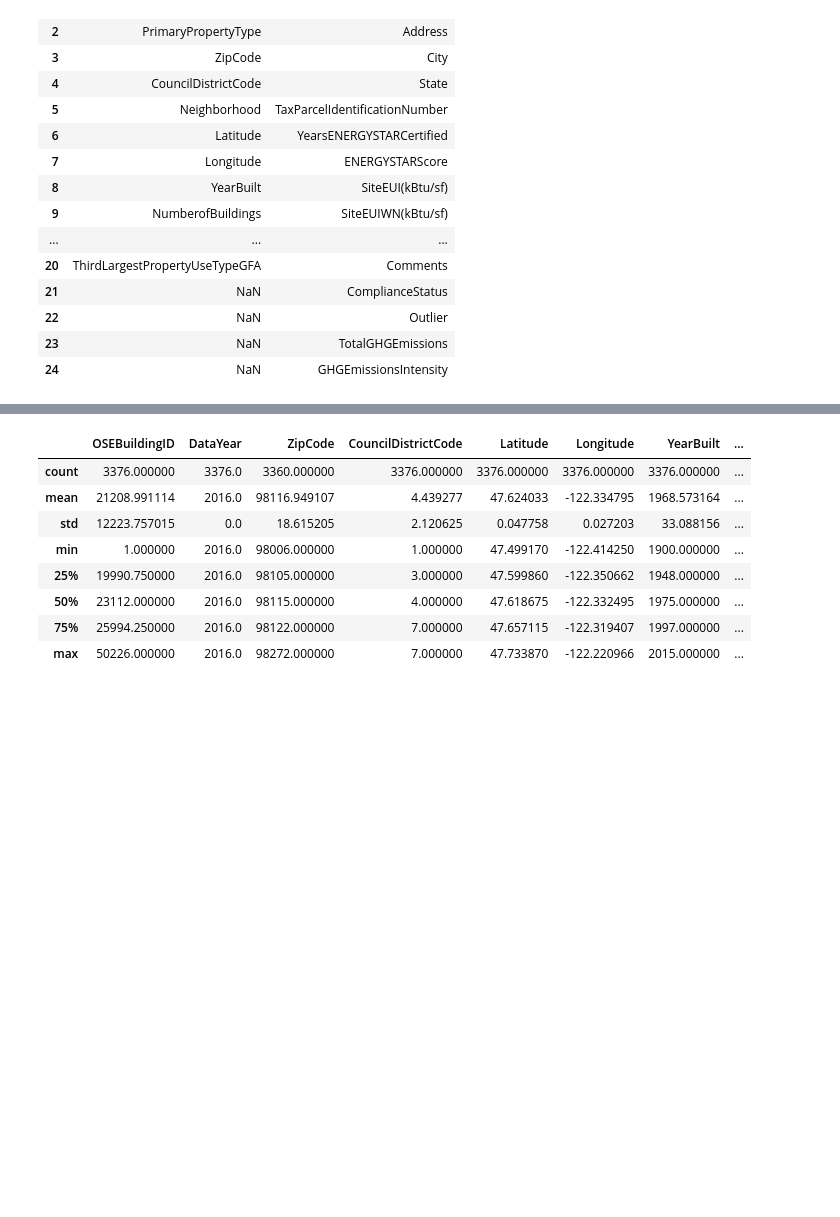
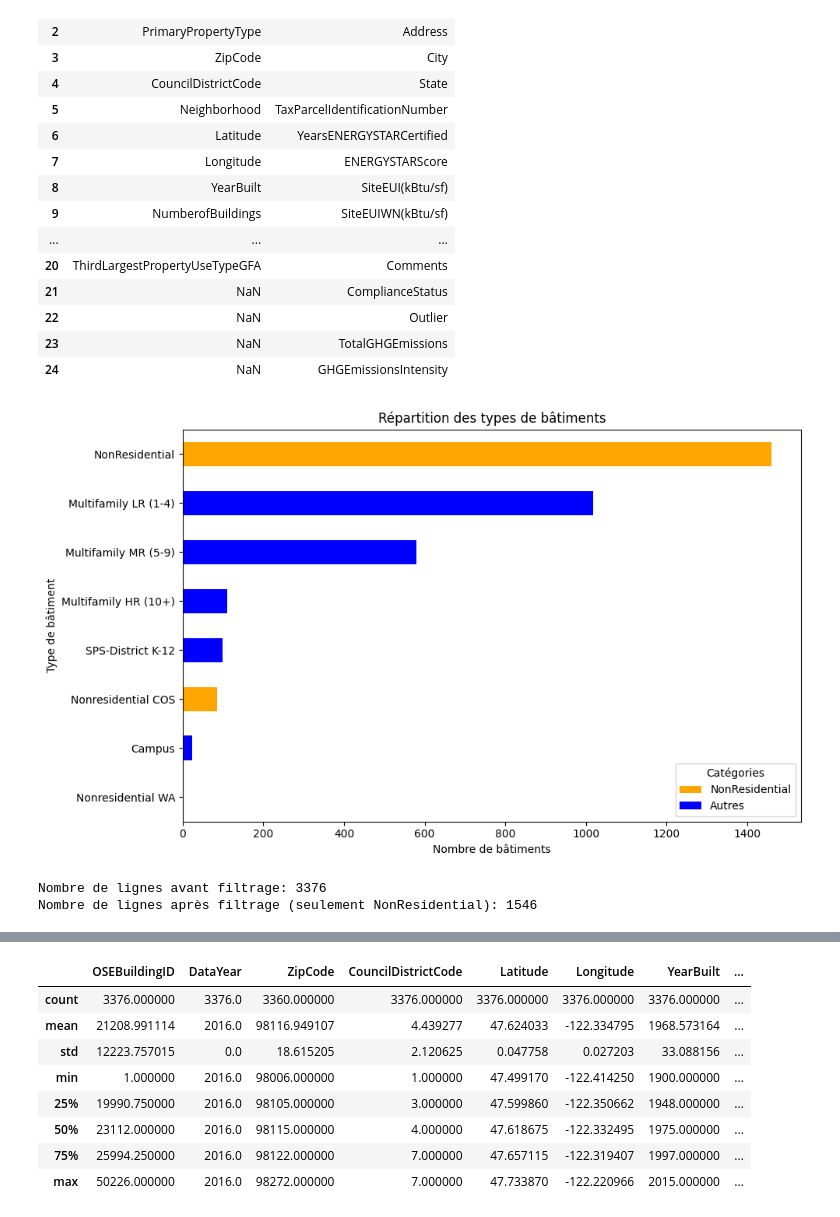
Before and after one commit to JodyGs/p3-besoins-batiments, a Jupyter notebook: P3_template_modelistation_supervisee_data_scientist (1).ipynb, the cells around one changed output, grey strips where cells are left out. Saved outputs shown, nothing was run; the diff lists cells and outputs as text; code cells hidden in the pictures; blank space fills up the shorter version.

```diff
--- a/P3_template_modelistation_supervisee_data_scientist (1).ipynb
+++ b/P3_template_modelistation_supervisee_data_scientist (1).ipynb
@@ -74,3 +74,45 @@ classification_building_consumption
 | 22 | NaN | Outlier |
 | 23 | NaN | TotalGHGEmissions |
 | 24 | NaN | GHGEmissionsIntensity |
+# %%
+from matplotlib.patches import Patch
+
+# 🔢 Compter les occurrences de chaque catégorie dans BuildingType
+building_type_counts = building_consumption['BuildingType'].value_counts()
+building_type_order = building_type_counts.index.tolist()
+
+# Définir les couleurs en fonction de la présence de "nonresidential"
+bar_colors = [
+    'orange' if isinstance(bt, str) and 'nonresidential' in bt.lower() else 'blue'
+    for bt in building_type_order
+]
+
+# Afficher le graphique
+plt.figure(figsize=(10, 6))
+building_type_counts.sort_values().plot.barh(
+    color=[bar_colors[building_type_order.index(bt)] for bt in building_type_counts.sort_values().index]
+)
+
+plt.title("Répartition des types de bâtiments")
+plt.xlabel("Nombre de bâtiments")
+plt.ylabel("Type de bâtiment")
+
+# Ajouter la légende en bas à droite
+legend_elements = [
+    Patch(facecolor='orange', label='NonResidential'),
+    Patch(facecolor='blue', label='Autres')
+]
+plt.legend(handles=legend_elements, title="Catégories", loc='lower right')
+
+plt.tight_layout()
+plt.show()
+
+# Afficher le nombre de lignes avant filtrage
+print("Nombre de lignes avant filtrage:", building_consumption.shape[0])
+# 2️⃣ Filtrer uniquement les bâtiments NonResidential
+building_consumption = building_consumption[building_consumption['BuildingType'].str.contains("nonresidential", case=False, na=False)]
+print("Nombre de lignes après filtrage (seulement NonResidential):", building_consumption.shape[0])
+# %% [output]
+[figure, added]
+Nombre de lignes avant filtrage: 3376
+Nombre de lignes après filtrage (seulement NonResidential): 1546
```
Also changed, not shown: parts of 1 cell of this notebook.
